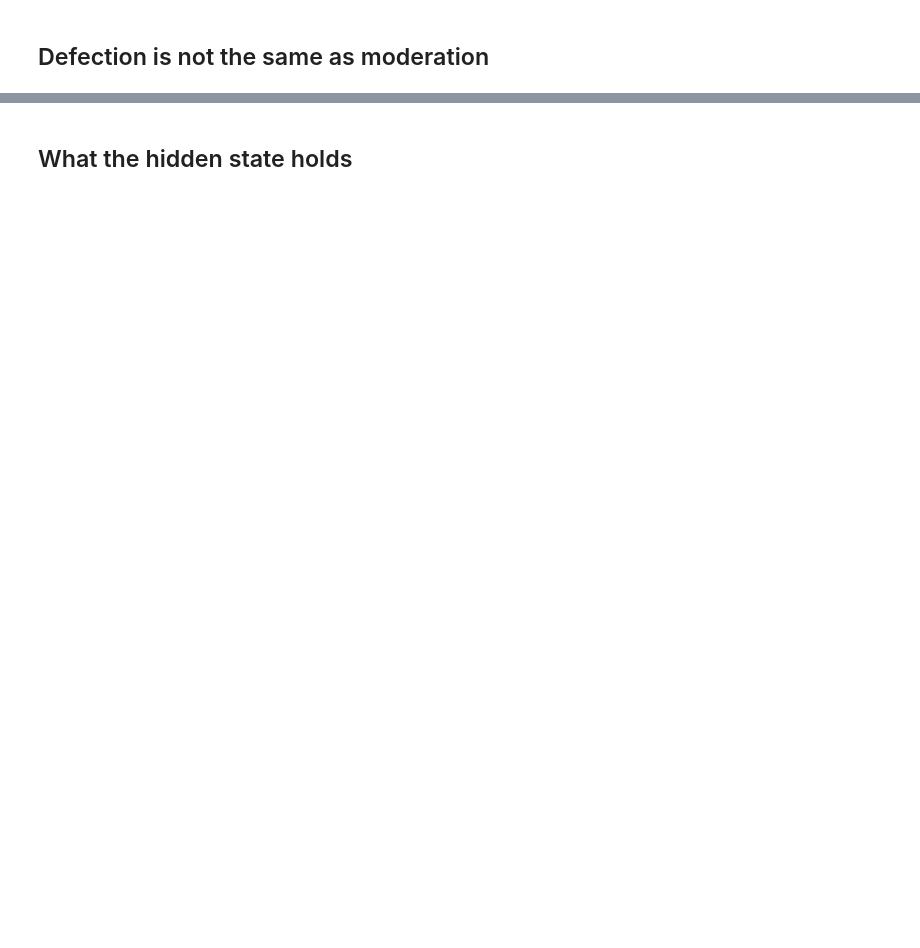
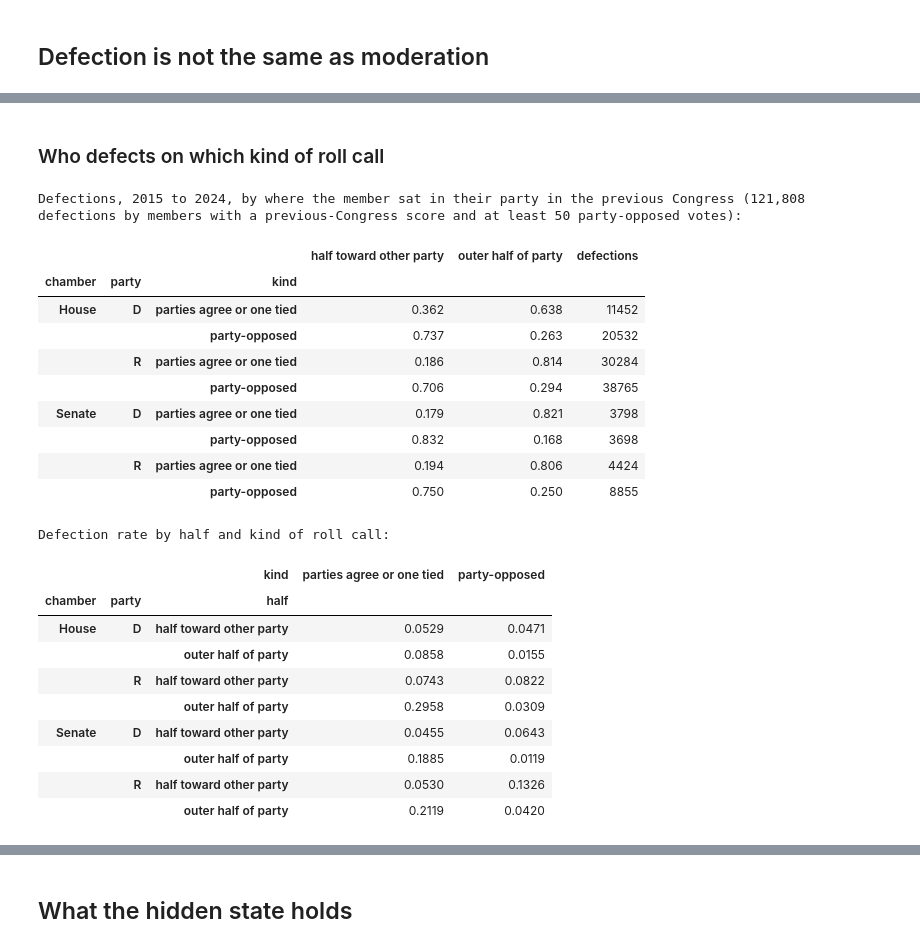
Before and after one commit to iisma-ai/political-spectrum-ml, a Jupyter notebook: usa/pipeline/vote_prediction/notebooks/02_member_states.ipynb, the cells around one changed output, grey strips where cells are left out. Cells and saved outputs as stored; diff of their text form; code cells hidden in the pictures; blank space fills up the shorter version.

```diff
--- a/usa/pipeline/vote_prediction/notebooks/02_member_states.ipynb
+++ b/usa/pipeline/vote_prediction/notebooks/02_member_states.ipynb
@@ -169 +222,42 @@ Senate
+# %% [markdown]
+### Who defects on which kind of roll call
+# %%
+# All votes, not only party-opposed ones: when the parties agree, defecting means voting against both of them.
+# Previous-Congress Nokken-Poole places each member in the half of their party nearer the other party or the outer half.
+votes = pd.read_parquet(OUTPUTS / "predictions.parquet", columns=["congress", "chamber", "person", "party", "party_opposed", "defected"])
+votes = votes[votes["congress"].between(114, 118)].merge(
+    states[["congress", "chamber", "person", "party", "np_prev_toward_other"]], on=["congress", "chamber", "person", "party"], how="left")
+votes = votes[votes["np_prev_toward_other"].notna()]
+votes["half"] = np.where(votes["np_prev_toward_other"] > 0, "half toward other party", "outer half of party")
+votes["kind"] = np.where(votes["party_opposed"], "party-opposed", "parties agree or one tied")
+defections = votes[votes["defected"]]
+print(f"Defections, 2015 to 2024, by where the member sat in their party in the previous Congress ({len(defections):,} defections "
+      f"by members with a previous-Congress score and at least {MIN_VOTES} party-opposed votes):")
+display(pd.crosstab([defections["chamber"], defections["party"], defections["kind"]], defections["half"], normalize="index").round(3)
+        .join(defections.groupby(["chamber", "party", "kind"]).size().rename("defections")))
+print("Defection rate by half and kind of roll call:")
+display(votes.pivot_table(index=["chamber", "party", "half"], columns="kind", values="defected", aggfunc="mean").round(4))
+# %% [output]
+Defections, 2015 to 2024, by where the member sat in their party in the previous Congress (121,808 defections by members with a previous-Congress score and at least 50 party-opposed votes):
+|  |  |  | half toward other party | outer half of party | defections |
+| chamber | party | kind |  |  |  |
+| House | D | parties agree or one tied | 0.362 | 0.638 | 11452 |
+|  |  | party-opposed | 0.737 | 0.263 | 20532 |
+|  | R | parties agree or one tied | 0.186 | 0.814 | 30284 |
+|  |  | party-opposed | 0.706 | 0.294 | 38765 |
+| Senate | D | parties agree or one tied | 0.179 | 0.821 | 3798 |
+|  |  | party-opposed | 0.832 | 0.168 | 3698 |
+|  | R | parties agree or one tied | 0.194 | 0.806 | 4424 |
+|  |  | party-opposed | 0.750 | 0.250 | 8855 |
+Defection rate by half and kind of roll call:
+|  |  | kind | parties agree or one tied | party-opposed |
+| chamber | party | half |  |  |
+| House | D | half toward other party | 0.0529 | 0.0471 |
+|  |  | outer half of party | 0.0858 | 0.0155 |
+|  | R | half toward other party | 0.0743 | 0.0822 |
+|  |  | outer half of party | 0.2958 | 0.0309 |
+| Senate | D | half toward other party | 0.0455 | 0.0643 |
+|  |  | outer half of party | 0.1885 | 0.0119 |
+|  | R | half toward other party | 0.0530 | 0.1326 |
+|  |  | outer half of party | 0.2119 | 0.0420 |
 # %% [markdown]
```
Also changed, not shown: parts of 11 cells of this notebook, 6 other files.
